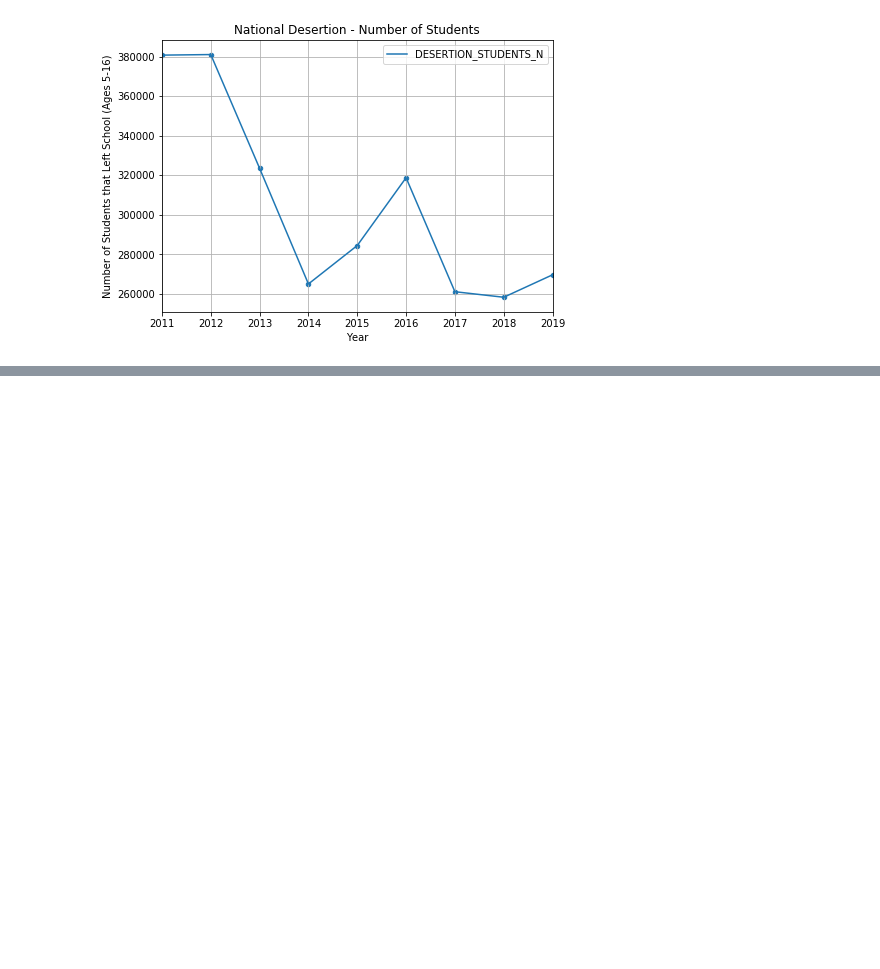
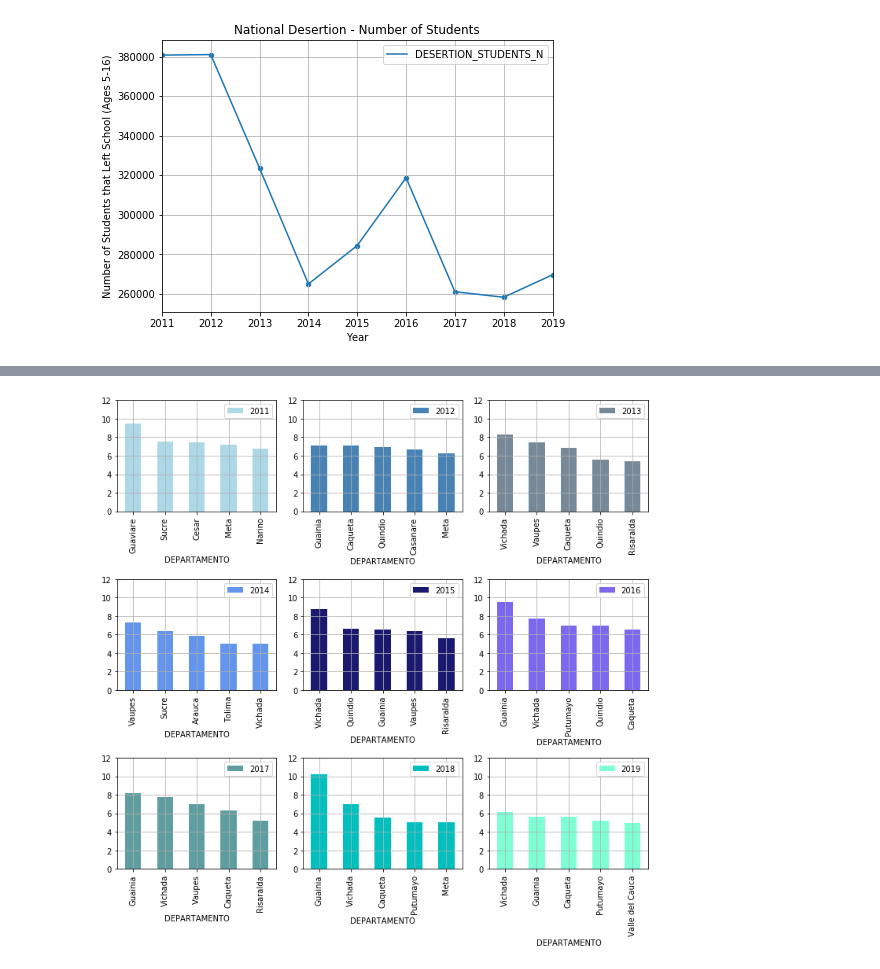
Before and after one commit to alejandracascru/dS4A_team67, a Jupyter notebook: notebooks/MEN-DESERCION-MUNICIPIO.ipynb, the cells around one changed output, grey strips where cells are left out. Saved outputs shown, nothing was run; the diff lists cells and outputs as text; code cells hidden in the pictures; blank space fills up the shorter version.

```diff
--- a/notebooks/MEN-DESERCION-MUNICIPIO.ipynb
+++ b/notebooks/MEN-DESERCION-MUNICIPIO.ipynb
@@ -166,0 +220,27 @@ plt.show()
+# %%
+array_names = df_year_dept['DEPARTAMENTO'].unique()
+array_values = np.zeros(len(array_names))
+dict_frecuency = {}
+for n in array_names:
+    dict_frecuency[n]=0
+# %%
+years_analysis = [2011,2012,2013,2014,2015,2016,2017,2018,2019]
+colors = ['lightblue', 'steelblue', 'lightslategray', 'cornflowerblue',
+          'midnightblue', 'mediumslateblue', 'cadetblue', 'c', 'aquamarine']
+fig, axes = plt.subplots(ncols=3, nrows=3, figsize=(10,10))
+axes_flat = axes.flatten()
+counter = 0
+
+for y in years_analysis:
+    df_temp_x = df_year_dept[df_year_dept['AÑO']==y].sort_values(by=['DESERCIÓN'], ascending=False).head()
+    df_temp = pd.DataFrame(df_temp_x).reset_index()
+    df_temp.plot.bar(x='DEPARTAMENTO', y='DESERCIÓN',ax=axes_flat[counter], label=str(y), color=colors[counter])
+    axes_flat[counter].set_ylim([0,12])
+    axes_flat[counter].grid()
+    counter +=1
+    for d in df_temp['DEPARTAMENTO'].unique():
+        dict_frecuency[d]=dict_frecuency[d]+1
+plt.tight_layout()
+plt.show()
+# %% [output]
+[figure, added]
```
Also changed, not shown: parts of 8 cells of this notebook, 1 other file.
